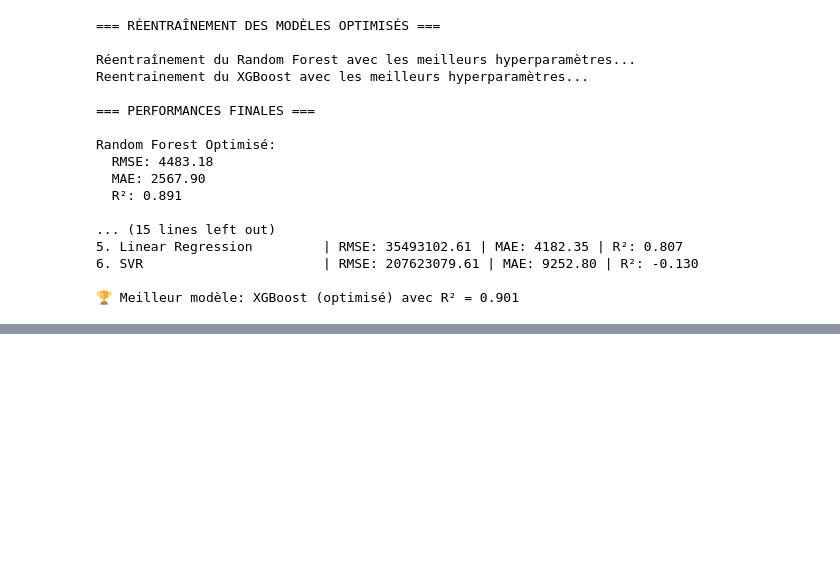
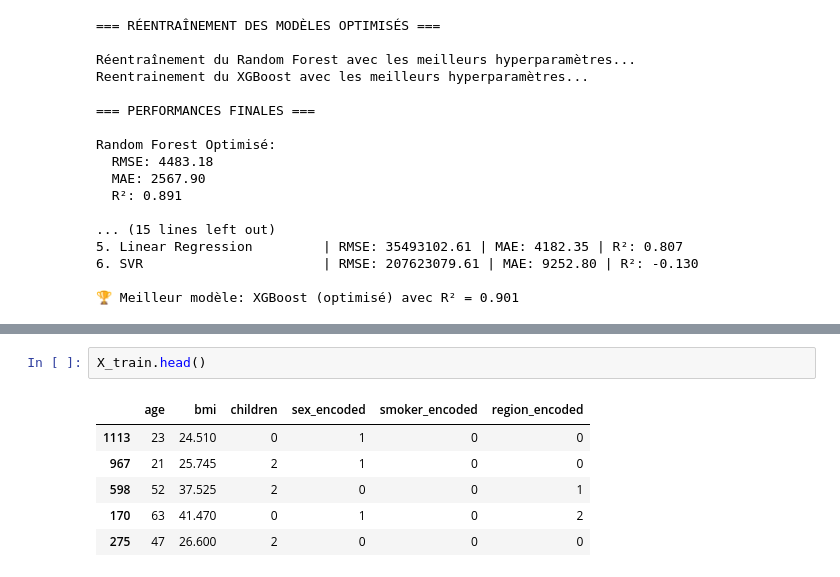
Before and after one commit to azddineharchaoui/predicteur, a Jupyter notebook: data_analysis.ipynb, the cells around one changed output, grey strips where cells are left out. Saved outputs shown, nothing was run; the diff lists cells and outputs as text; blank space fills up the shorter version.

```diff
--- a/data_analysis.ipynb
+++ b/data_analysis.ipynb
@@ -1374,0 +1384,9 @@ Random Forest Optimisé:
+# %%
+X_train.head()
+# %% [output]
+|  | age | bmi | children | sex_encoded | smoker_encoded | region_encoded |
+| 1113 | 23 | 24.510 | 0 | 1 | 0 | 0 |
+| 967 | 21 | 25.745 | 2 | 1 | 0 | 0 |
+| 598 | 52 | 37.525 | 2 | 0 | 0 | 1 |
+| 170 | 63 | 41.470 | 0 | 1 | 0 | 2 |
+| 275 | 47 | 26.600 | 2 | 0 | 0 | 0 |
```
Also changed, not shown: parts of 4 cells of this notebook, 5 other files.
